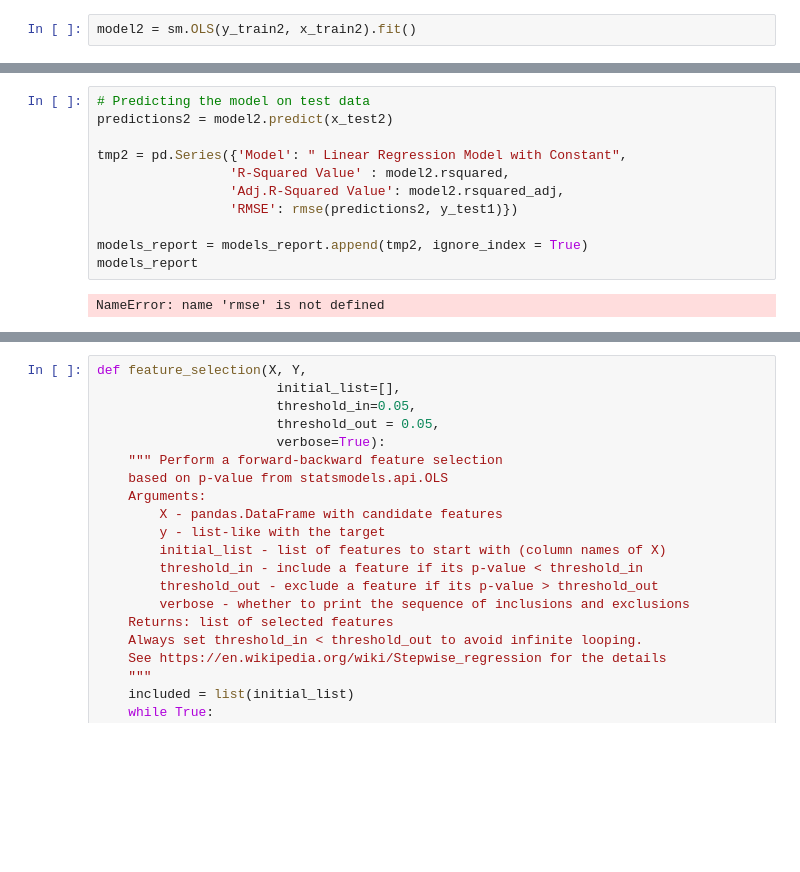
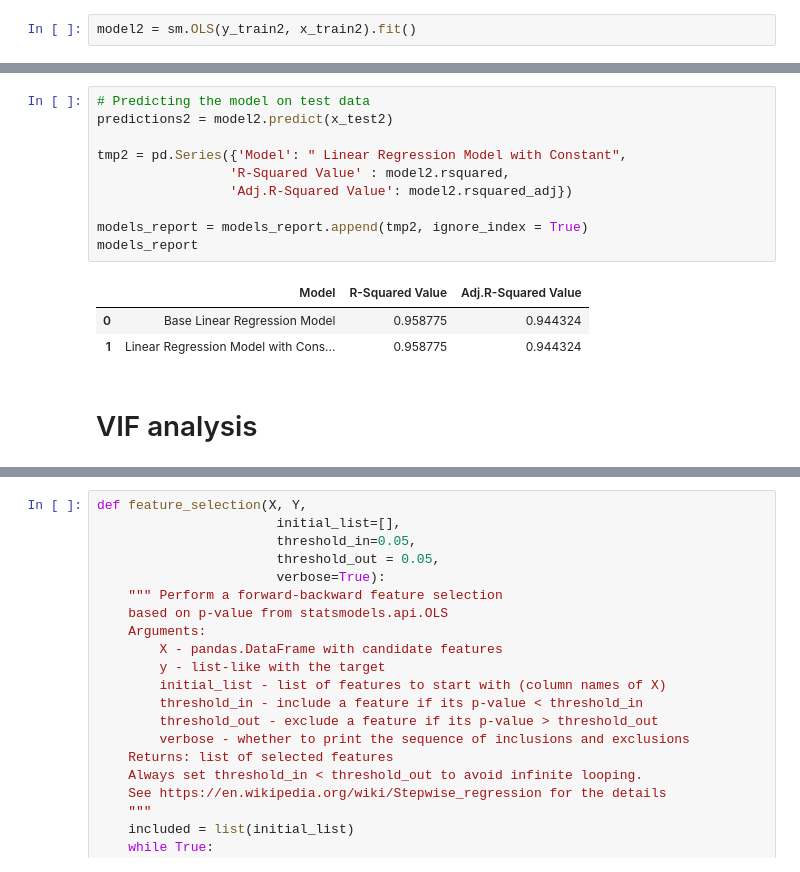
Before and after one commit to ParthasarathySubburaj/Imarticus, a Jupyter notebook: Data_Analytics_With_Python/Linear_Regression_Project/LR .ipynb, the cells around one changed output, grey strips where cells are left out. Saved outputs shown, nothing was run; the diff lists cells and outputs as text; blank space fills up the shorter version.

```diff
--- a/Data_Analytics_With_Python/Linear_Regression_Project/LR .ipynb
+++ b/Data_Analytics_With_Python/Linear_Regression_Project/LR .ipynb
@@ -444,16 +471,19 @@ OLS Regression Results
 # %%
 # Predicting the model on test data
 predictions2 = model2.predict(x_test2)
 
 tmp2 = pd.Series({'Model': " Linear Regression Model with Constant",
                  'R-Squared Value' : model2.rsquared,
-                 'Adj.R-Squared Value': model2.rsquared_adj,
-                 'RMSE': rmse(predictions2, y_test1)})
+                 'Adj.R-Squared Value': model2.rsquared_adj})
 
 models_report = models_report.append(tmp2, ignore_index = True)
 models_report
 # %% [output]
-NameError: name 'rmse' is not defined
+|  | Model | R-Squared Value | Adj.R-Squared Value |
+| 0 | Base Linear Regression Model | 0.958775 | 0.944324 |
+| 1 | Linear Regression Model with Cons... | 0.958775 | 0.944324 |
+# %% [markdown]
+# VIF analysis
 # %%
 print ("\nVariance Inflation Factor")
 cnames = x_train1.columns
```
Also changed, not shown: parts of 38 cells of this notebook, 7 other files.
